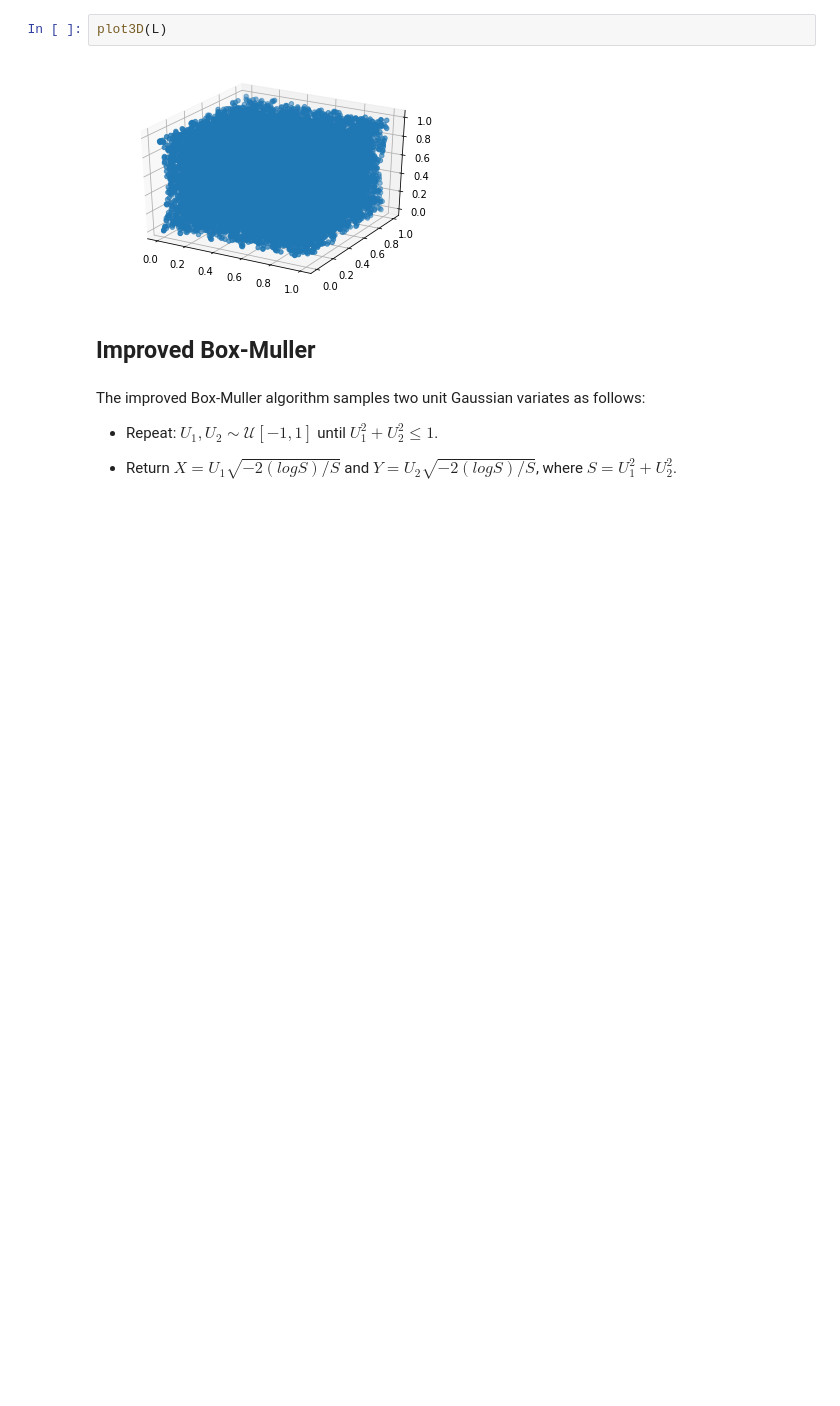
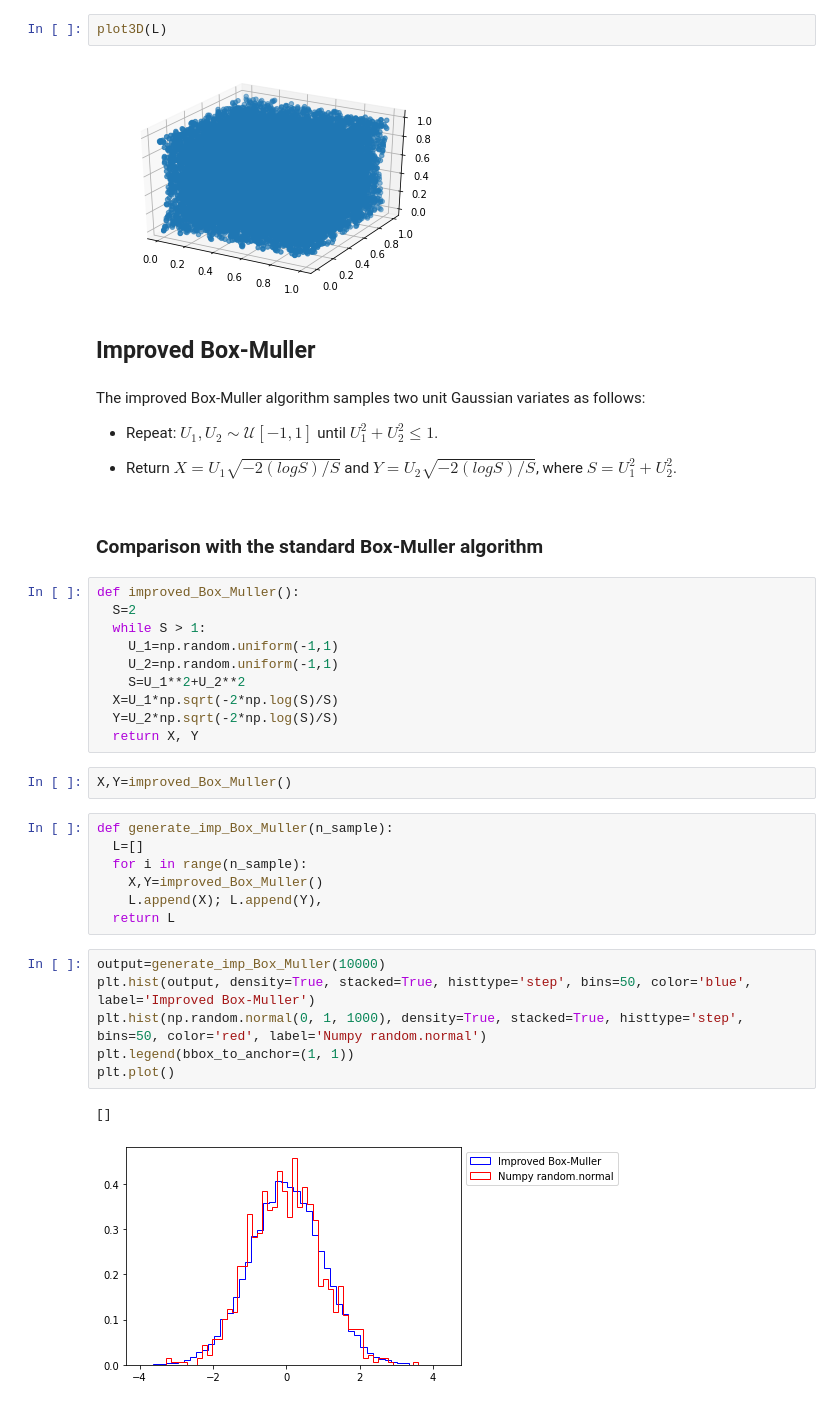
Before and after one commit to Kirscher/Monte-Carlo-and-simulation, a Jupyter notebook: TD1.ipynb, the cells around one changed output. Drawn from its saved outputs; the diff is of its cells as text; blank space fills up the shorter version.

Commit message:
updated improved Box-Muller

```diff
--- a/TD1.ipynb
+++ b/TD1.ipynb
@@ -60,3 +61,33 @@ follows:
 + Repeat: $U_1, U_2 ∼ \mathcal{U}[−1, 1]$ until $U_1^2+U_2^2 ≤ 1$.
 
 + Return $X=U_1\sqrt{-2(logS)/S}$ and $Y=U_2\sqrt{-2(logS)/S}$, where $S=U_1^2+U_2^2$.
+# %% [markdown]
+### Comparison with the standard Box-Muller algorithm
+# %%
+def improved_Box_Muller():
+  S=2
+  while S > 1:
+    U_1=np.random.uniform(-1,1)
+    U_2=np.random.uniform(-1,1)
+    S=U_1**2+U_2**2
+  X=U_1*np.sqrt(-2*np.log(S)/S)
+  Y=U_2*np.sqrt(-2*np.log(S)/S)
+  return X, Y
+# %%
+X,Y=improved_Box_Muller()
+# %%
+def generate_imp_Box_Muller(n_sample):
+  L=[]
+  for i in range(n_sample):
+    X,Y=improved_Box_Muller()
+    L.append(X); L.append(Y),
+  return L
+# %%
+output=generate_imp_Box_Muller(10000)
+plt.hist(output, density=True, stacked=True, histtype='step', bins=50, color='blue', label='Improved Box-Muller')
+plt.hist(np.random.normal(0, 1, 1000), density=True, stacked=True, histtype='step', bins=50, color='red', label='Numpy random.normal')
+plt.legend(bbox_to_anchor=(1, 1))
+plt.plot()
+# %% [output]
+[]
+[figure, added]
```
Also changed, not shown: parts of 1 cell of this notebook.
